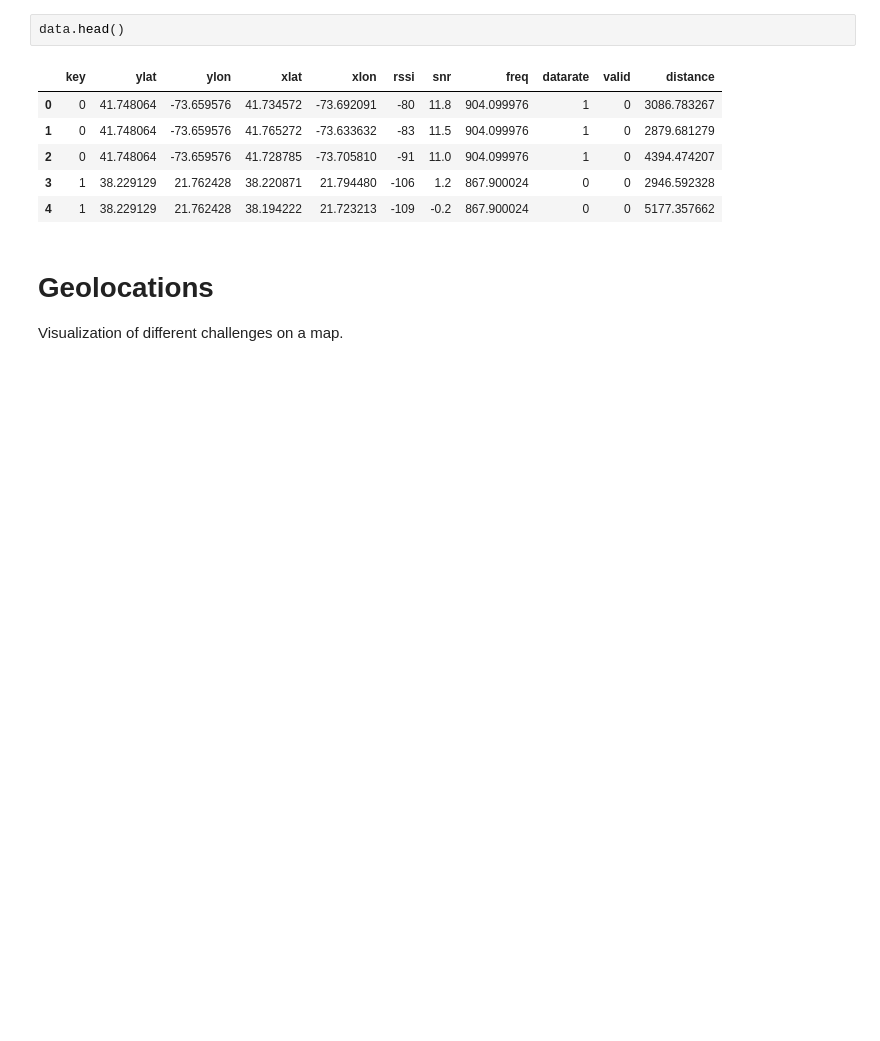
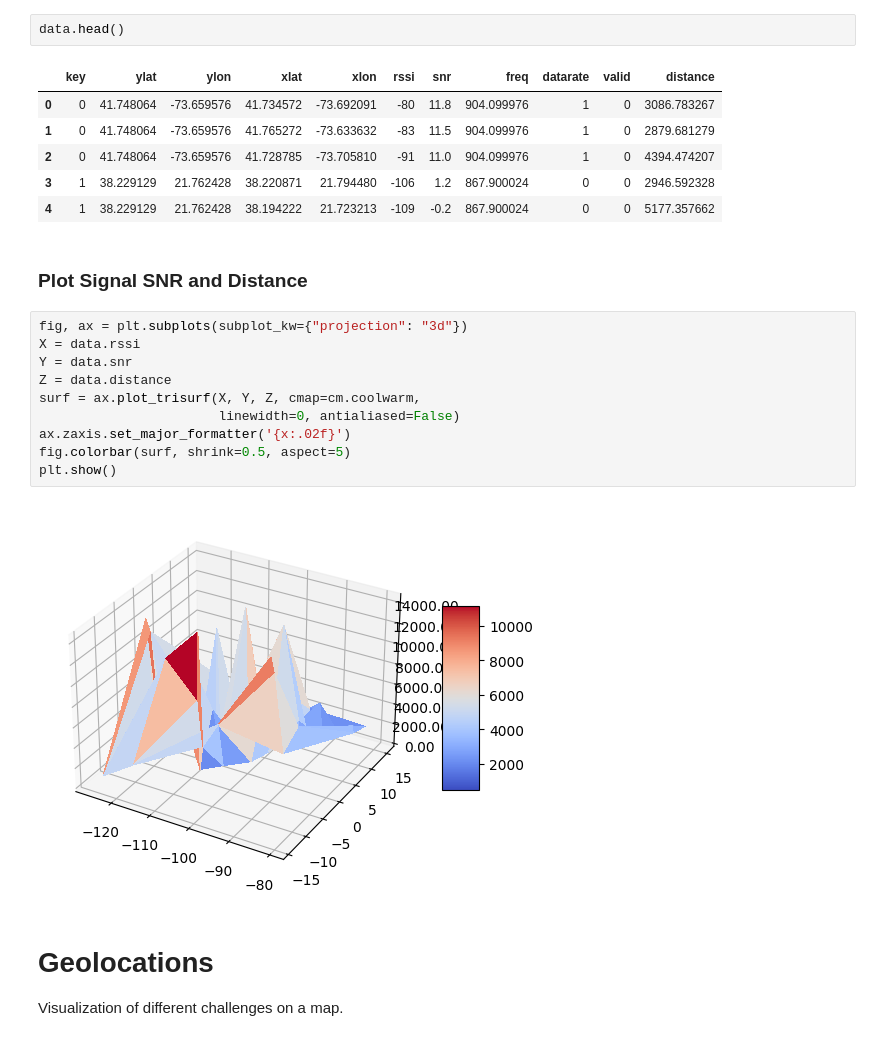
Before and after one commit to emergotechnologies/helium-positioning-model-engineering, a Jupyter notebook: notebooks/eda.ipynb, the cells around one changed output. Saved outputs shown, nothing was run; the diff lists cells and outputs as text; blank space fills up the shorter version.

Commit message:
add graph in ada and models in regression + refactoring

```diff
--- a/notebooks/eda.ipynb
+++ b/notebooks/eda.ipynb
@@ -103,6 +97,20 @@ data.head()
 | 2 | 0 | 41.748064 | -73.659576 | 41.728785 | -73.705810 | -91 | 11.0 | 904.099976 | 1 | 0 | 4394.474207 |
 | 3 | 1 | 38.229129 | 21.762428 | 38.220871 | 21.794480 | -106 | 1.2 | 867.900024 | 0 | 0 | 2946.592328 |
 | 4 | 1 | 38.229129 | 21.762428 | 38.194222 | 21.723213 | -109 | -0.2 | 867.900024 | 0 | 0 | 5177.357662 |
+# %% [markdown]
+### Plot Signal SNR and Distance
+# %%
+fig, ax = plt.subplots(subplot_kw={"projection": "3d"})
+X = data.rssi
+Y = data.snr
+Z = data.distance
+surf = ax.plot_trisurf(X, Y, Z, cmap=cm.coolwarm,
+                       linewidth=0, antialiased=False)
+ax.zaxis.set_major_formatter('{x:.02f}')
+fig.colorbar(surf, shrink=0.5, aspect=5)
+plt.show()
+# %% [output]
+[figure, added]
 # %% [markdown]
 # Geolocations
 Visualization of different challenges on a map.
```
Also changed, not shown: parts of 3 cells of this notebook, 1 other file.
